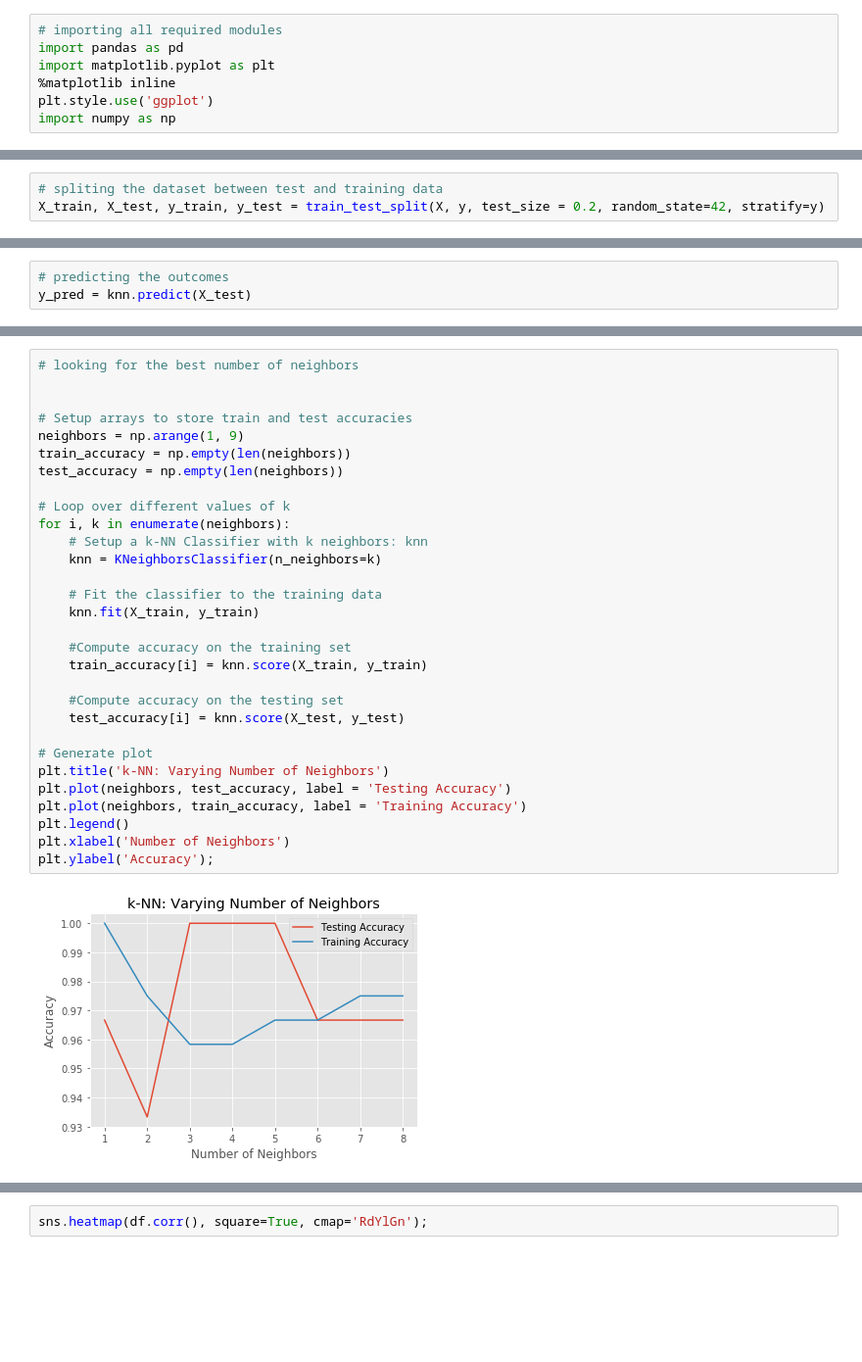
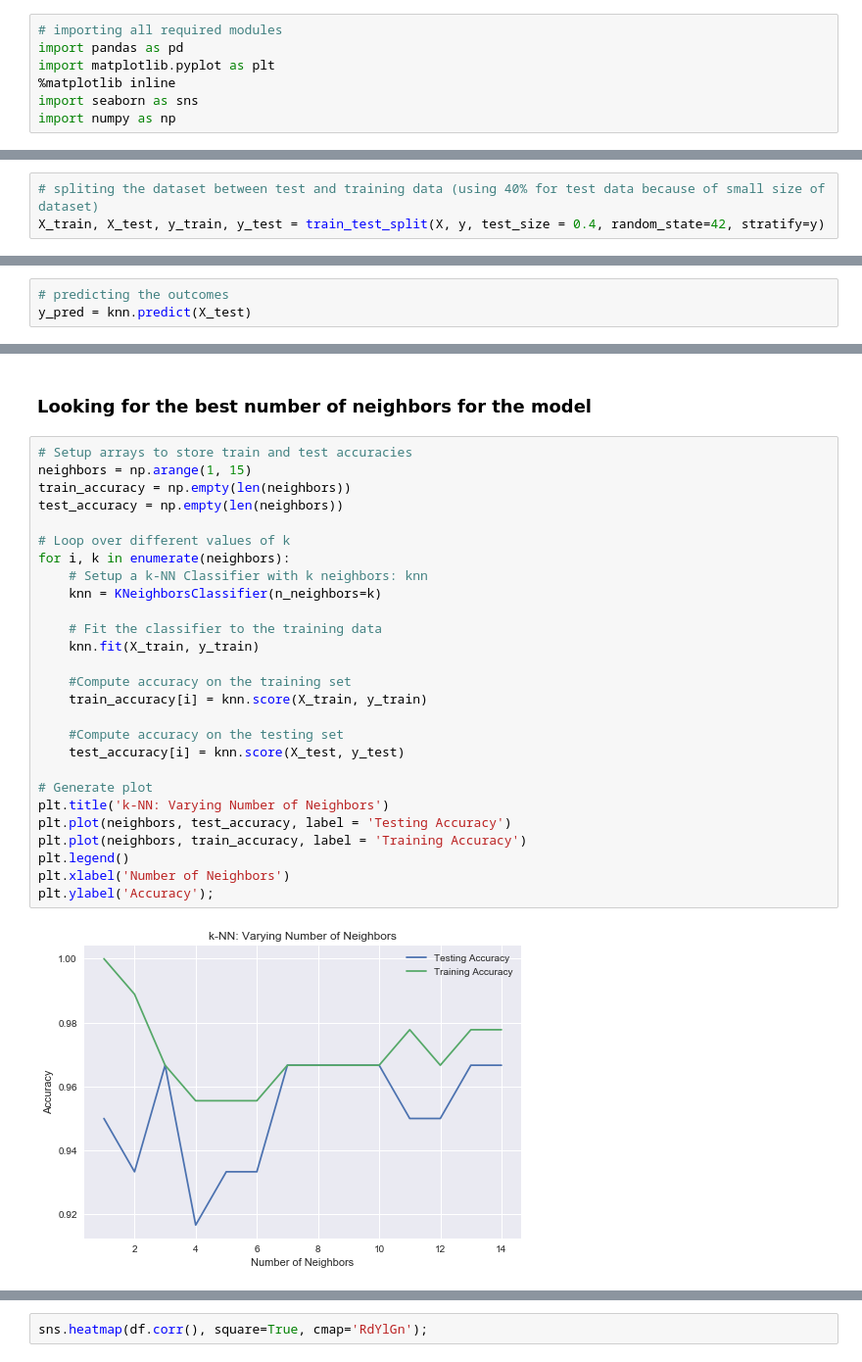
Before and after one commit to rafburzy/Statistics, a Jupyter notebook: 06_KNN.ipynb, the cells around one changed output, grey strips where cells are left out. Shown at 98% size. Drawn from its saved outputs; the diff is of its cells as text; blank space fills up the shorter version.

```diff
--- a/06_KNN.ipynb
+++ b/06_KNN.ipynb
@@ -5,7 +5,7 @@
 import pandas as pd
 import matplotlib.pyplot as plt
 %matplotlib inline
-plt.style.use('ggplot')
+import seaborn as sns
 import numpy as np
 # %% [markdown]
 Scikit learn contains a database of pre-loaded datasets that can be accessed in the following way:
@@ -85,8 +92,8 @@ df.head()
 from sklearn.neighbors import KNeighborsClassifier
 from sklearn.model_selection import train_test_split
 # %%
-# spliting the dataset between test and training data
-X_train, X_test, y_train, y_test = train_test_split(X, y, test_size = 0.2, random_state=42, stratify=y)
+# spliting the dataset between test and training data (using 40% for test data because of small size of dataset)
+X_train, X_test, y_train, y_test = train_test_split(X, y, test_size = 0.4, random_state=42, stratify=y)
 # %%
 # Creating the knn classifier with 6 neighbors
 knn = KNeighborsClassifier(n_neighbors=6)
@@ -113,32 +121,31 @@ knn.score(X_test, y_test)
+# %% [markdown]
+### Looking for the best number of neighbors for the model
 # %%
-# looking for the best number of neighbors
-
-
 # Setup arrays to store train and test accuracies
-neighbors = np.arange(1, 9)
+neighbors = np.arange(1, 15)
 train_accuracy = np.empty(len(neighbors))
 test_accuracy = np.empty(len(neighbors))
 
 # Loop over different values of k
 for i, k in enumerate(neighbors):
     # Setup a k-NN Classifier with k neighbors: knn
     knn = KNeighborsClassifier(n_neighbors=k)
 
     # Fit the classifier to the training data
     knn.fit(X_train, y_train)
 
     #Compute accuracy on the training set
     train_accuracy[i] = knn.score(X_train, y_train)
 
     #Compute accuracy on the testing set
     test_accuracy[i] = knn.score(X_test, y_test)
 
 # Generate plot
 plt.title('k-NN: Varying Number of Neighbors')
 plt.plot(neighbors, test_accuracy, label = 'Testing Accuracy')
 plt.plot(neighbors, train_accuracy, label = 'Training Accuracy')
 plt.legend()
 plt.xlabel('Number of Neighbors')
 plt.ylabel('Accuracy');
 # %% [output]
-[figure, old version]
+[figure, new version]
```
Also changed, not shown: parts of 9 cells of this notebook.
